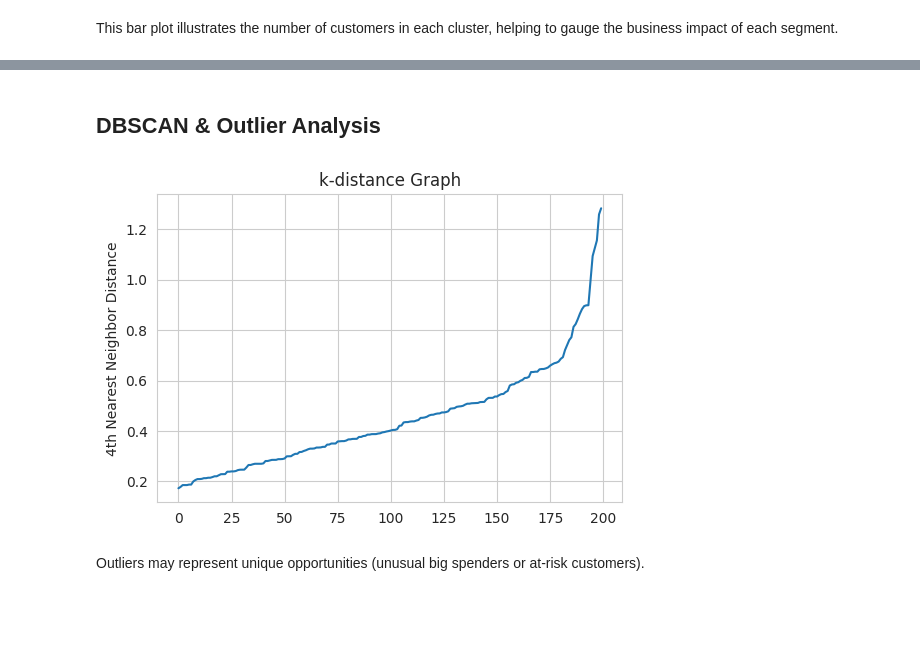
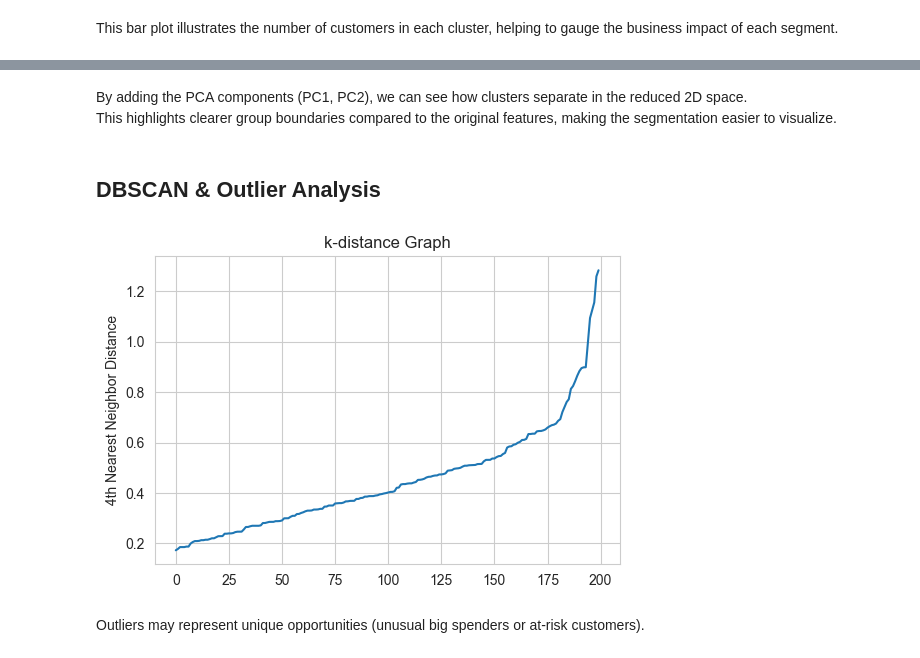
Before and after one commit to tarekmasryo/Data-Analysis-for-Mall-Customer-Segmentation-, a Jupyter notebook: mall-customer-segmentation-data.ipynb, the cells around one changed output, grey strips where cells are left out. Drawn from its saved outputs; the diff is of its cells as text; code cells hidden in the pictures; blank space fills up the shorter version.

```diff
--- a/mall-customer-segmentation-data.ipynb
+++ b/mall-customer-segmentation-data.ipynb
@@ -33,7 +34,8 @@ sns.set_style('whitegrid')
 # %% [markdown]
 ## Load Data
 # %%
-df = pd.read_csv('/kaggle/input/customer-segmentation-tutorial-in-python/Mall_Customers.csv')
+# df = pd.read_csv('/kaggle/input/customer-segmentation-tutorial-in-python/Mall_Customers.csv')
+df = pd.read_csv(r"C:\Users\Tarek Elmasry\Downloads\Mall_Customers.csv")
 # %% [markdown]
 ## Initial Data Exploration
 # %%
@@ -102,7 +104,8 @@ Duplicates: 0
 # %%
 df = df.rename(columns={'Annual Income (k$)': 'Annual Income', 'Spending Score (1-100)': 'Spending Score'})
 df['Gender'] = df['Gender'].map({'Male': 1, 'Female': 0})
-df = df.drop('CustomerID', axis=1)
+if 'CustomerID' in df.columns:
+    df = df.drop('CustomerID', axis=1)
 # %% [markdown]
 ## Exploratory Data Analysis (EDA)
 # %% [markdown]
@@ -241,16 +246,20 @@ Both metrics support best_k=6 as optimal clusters.
 # %%
-km = KMeans(n_clusters=best_k, random_state=42)
-df['Cluster'] = km.fit_predict(X_scaled)
+pipe = Pipeline([
+    ("scaler", StandardScaler()),
+    ("kmeans", KMeans(n_clusters=best_k, random_state=42, n_init="auto"))
+])
 
-sil = silhouette_score(X_scaled, df['Cluster'])
-db_score  = davies_bouldin_score(X_scaled, df['Cluster'])
+df['Cluster'] = pipe.fit_predict(df[features])
+
+X_scaled_pipe = pipe.named_steps['scaler'].transform(df[features])
+sil = silhouette_score(X_scaled_pipe, df['Cluster'])
+db_score = davies_bouldin_score(X_scaled_pipe, df['Cluster'])
 print(f"Silhouette Score: {sil:.3f}")
-print(f"Davies-Bouldin Score: {db_score :.3f}")
+print(f"Davies-Bouldin Score: {db_score:.3f}\n")
 
-# Silhouette Sample Plot
-sample_sil = silhouette_samples(X_scaled, df['Cluster'])
+sample_sil = silhouette_samples(X_scaled_pipe, df['Cluster'])
 plt.figure(figsize=(6,4))
 plt.hist(sample_sil, bins=30, edgecolor='k')
 plt.xlabel('Silhouette Coefficient'); plt.title('Silhouette Sample Distribution')
-plt.show()
+plt.tight_layout(); plt.show()
 # %% [output]
@@ -348,22 +441,24 @@ plt.show()
+# %% [markdown]
+By adding the PCA components (PC1, PC2), we can see how clusters separate in the reduced 2D space.
+This highlights clearer group boundaries compared to the original features, making the segmentation easier to visualize.
 # %% [markdown]
 ## DBSCAN & Outlier Analysis
 # %%
-from sklearn.neighbors import NearestNeighbors
-
-neighbors = NearestNeighbors(n_neighbors=4).fit(X_scaled)
-distances, _ = neighbors.kneighbors(X_scaled)
-distances = np.sort(distances[:,3])
+neighbors = NearestNeighbors(n_neighbors=4).fit(X_scaled_pipe)
+distances, _ = neighbors.kneighbors(X_scaled_pipe)
+distances = np.sort(distances[:, -1])
 plt.figure(figsize=(6,4))
 plt.plot(distances)
 plt.ylabel('4th Nearest Neighbor Distance')
 plt.title('k-distance Graph')
 plt.show()
 
 # Apply DBSCAN
-dbscan = DBSCAN(eps=distances[int(0.9*len(distances))], min_samples=4)
-df['DBSCAN_Label'] = dbscan.fit_predict(X_scaled)
+eps = distances[int(0.9*len(distances))]
+dbscan = DBSCAN(eps=eps, min_samples=4)
+df['DBSCAN_Label'] = dbscan.fit_predict(X_scaled_pipe)
 # %% [output]
-[figure, old version]
+[figure, new version]
 # %% [markdown]
 Outliers may represent unique opportunities (unusual big spenders or at-risk customers).
 # %% [markdown]
```
Also changed, not shown: parts of 36 cells of this notebook.
